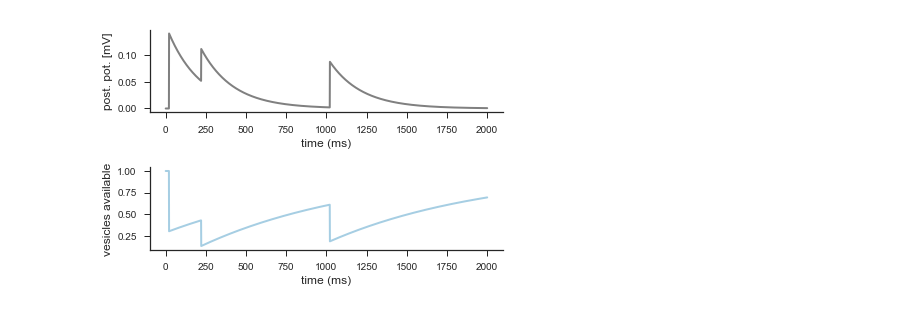
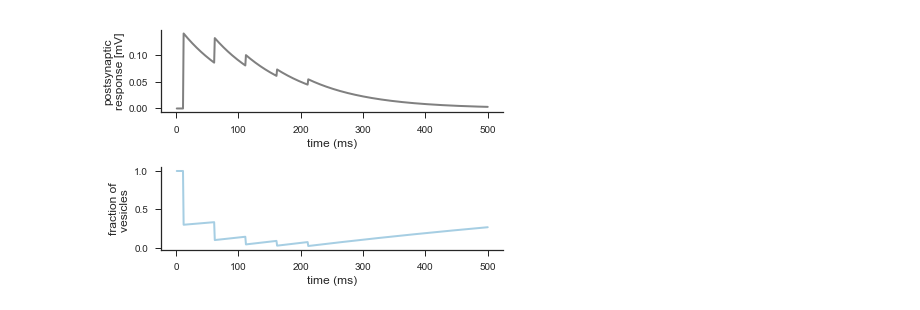
Before and after one commit to ruipontecosta/courses, a Jupyter notebook: Modelling synaptic plasticity (STP and STDP).ipynb, the cells around one changed output. Drawn from its saved outputs; the diff is of its cells as text; code cells hidden in the pictures.

```diff
--- a/Modelling synaptic plasticity (STP and STDP).ipynb
+++ b/Modelling synaptic plasticity (STP and STDP).ipynb
@@ -55,64 +83,61 @@ colorp = "Paired"
 colors = sns.color_palette(colorp,10)
 sns.set_palette(colorp,10)
 
-# Tsodyks and Markram model of Short-term Synaptic Plasticity
-# dR/dt = (1-R)/tau_D - U*R*spike(t)
-# PSP = A*r*U
-
-A = 2
+#Parameters
+A = 2 #Amplitude factor
 U = 0.7 #Utilization factor/Release probability
 tau_D = 100 #Depression timeconstant (ms)
-tau_m = 20
+tau_mem = 10 #Membrane timeconstant (ms)
 
-time = 2000
+nspikes = 5
+pre_rate = 20 #presynaptic spikes per second (Hz)
+
+simtime = 500
 
 
-R = np.ones((time,1))
-Vm = np.zeros((time,1))
-PSPs = np.zeros((time,1))
-spikes = np.zeros((time,1))
-spikes[20] = 1
-spikes[220] = 1
-spikes[1020] = 1
+R = np.ones((simtime,1)) #Number of vesicles
+Vm = np.zeros((simtime,1)) #Postsynaptic voltage
+spikes = np.zeros((simtime,1)) #Spike train
+
+interval = (1000/pre_rate)
+last = interval*nspikes+10
+spikes[10:last:interval] = 1
+#print(spikes)
 dt = 0.1
 
 
-for t in range(1,time-1):
-    dVm = -Vm[t]/tau_m + A*R[t]*U*spikes[t]
+for t in range(1,simtime-1):
+    dVm = -Vm[t]/tau_mem + A*R[t]*U*spikes[t]
     Vm[t+1] = Vm[t] + dt*dVm
 
-    #PSPs[t] = A*R[t]*U
     dR = (1-R[t])/tau_D - U*R[t]*spikes[t]/dt
     R[t+1] = R[t] + dt*dR
-
-
-#print(a)
 
 
 fig = plt.figure()
 
 lw = 2
 nrows = 2
 ncols = 2
 
 #A: Postsynaptic responses
 ax_A = plt.subplot2grid((nrows,ncols), (0, 0), colspan=2)
 
-linear_fun = np.arange(1,time+1)
+linear_fun = np.arange(1,simtime+1)
 
-ax_A.plot(linear_fun, Vm, label='postsynaptic responses', linewidth=lw, color='gray')
-ax_A.set(xlabel='time (ms)', ylabel='post. pot. [mV]')#, xlim=(0,30), ylim=(-5,30))
+ax_A.plot(linear_fun, Vm, label='post. responses', linewidth=lw, color='gray')
+ax_A.set(xlabel='time (ms)', ylabel='postsynaptic\nresponse [mV]')#, xlim=(0,30), ylim=(-5,30))
 
 #B: Presynaptic vesicles
 ax_B = plt.subplot2grid((nrows,ncols), (1, 0), colspan=2)
 ax_B.plot(linear_fun, R, label='pre vesicles', linewidth=lw)
-ax_B.set(xlabel='time (ms)', ylabel='vesicles available')#, xlim=(0,30), ylim=(-5,30))
+ax_B.set(xlabel='time (ms)', ylabel='fraction of\nvesicles ')#, xlim=(0,30), ylim=(-5,30))
 
 sns.despine()
 
 plt.tight_layout()
 
 #plt.savefig(loadpath + 'Figures/Figure_0_gating_v1.pdf')
 plt.show()
 # %% [output]
-[figure, old version]
+[figure, new version]
```
Also changed, not shown: parts of 3 cells of this notebook, 2 other files.
